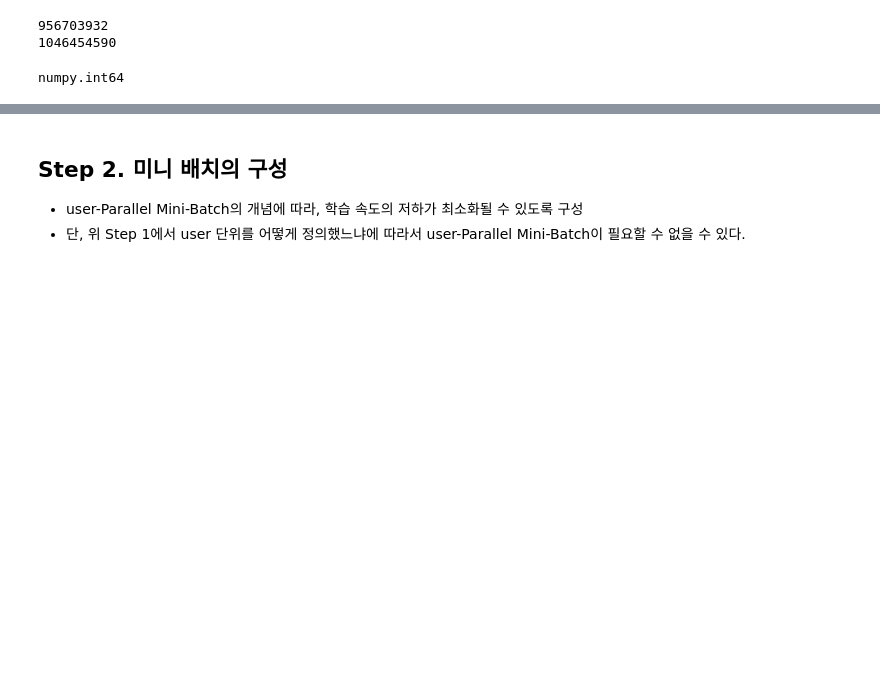
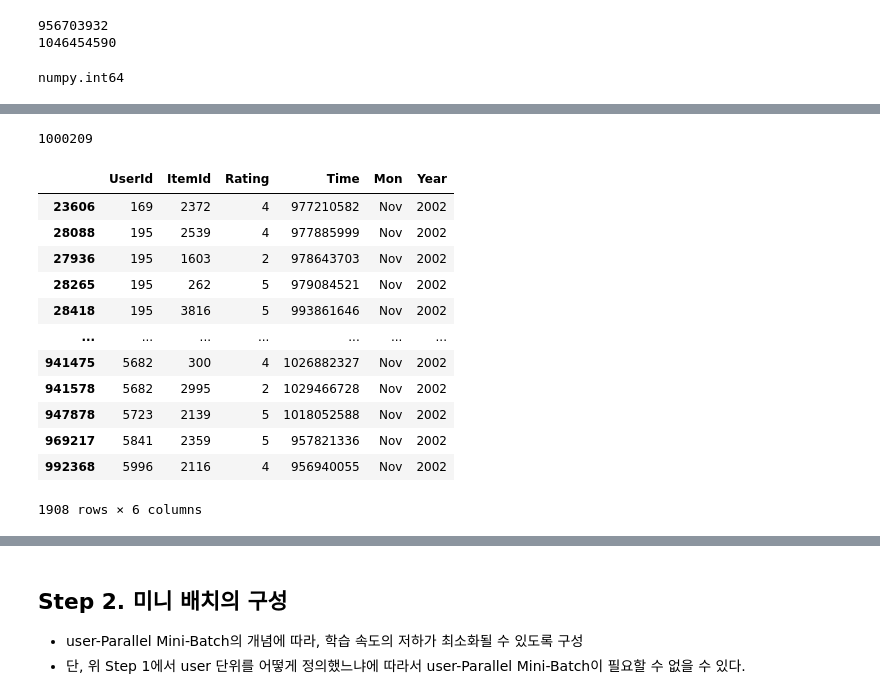
Before and after one commit to vg-rlo/aiffel-mini-projects, a Jupyter notebook: Exploration/Gru_movie_recommendation/[E-17]MovieRecommendationUsingGRU.ipynb, the cells around one changed output, grey strips where cells are left out. Saved outputs shown, nothing was run; the diff lists cells and outputs as text; code cells hidden in the pictures; blank space fills up the shorter version.

```diff
--- a/Exploration/Gru_movie_recommendation/[E-17]MovieRecommendationUsingGRU.ipynb
+++ b/Exploration/Gru_movie_recommendation/[E-17]MovieRecommendationUsingGRU.ipynb
@@ -37,6 +143,6 @@ warnings.filterwarnings('ignore')
 # %%
 def load_data(data_path: Path, nrows=None):
     data = pd.read_csv(data_path, sep='::', header=None, usecols=[0, 1, 2, 3], dtype={0: np.int32, 1: np.int32, 2: np.int32}, nrows=nrows)
-#     data.columns = ['UserId', 'ItemId', 'Rating', 'Time']
+    data.columns = ['UserId', 'ItemId', 'Rating', 'Time']
     return data
 # %%
@@ -188,0 +368,20 @@ numpy.int64
+# %%
+len(data)
+# %% [output]
+1000209
+# %%
+data[(data['Year']=='2002') & (data['Mon']=='Nov')]
+# %% [output]
+|  | UserId | ItemId | Rating | Time | Mon | Year |
+| 23606 | 169 | 2372 | 4 | 977210582 | Nov | 2002 |
+| 28088 | 195 | 2539 | 4 | 977885999 | Nov | 2002 |
+| 27936 | 195 | 1603 | 2 | 978643703 | Nov | 2002 |
+| 28265 | 195 | 262 | 5 | 979084521 | Nov | 2002 |
+| 28418 | 195 | 3816 | 5 | 993861646 | Nov | 2002 |
+| ... | ... | ... | ... | ... | ... | ... |
+| 941475 | 5682 | 300 | 4 | 1026882327 | Nov | 2002 |
+| 941578 | 5682 | 2995 | 2 | 1029466728 | Nov | 2002 |
+| 947878 | 5723 | 2139 | 5 | 1018052588 | Nov | 2002 |
+| 969217 | 5841 | 2359 | 5 | 957821336 | Nov | 2002 |
+| 992368 | 5996 | 2116 | 4 | 956940055 | Nov | 2002 |
+1908 rows × 6 columns
```
Also changed, not shown: parts of 82 cells of this notebook.
